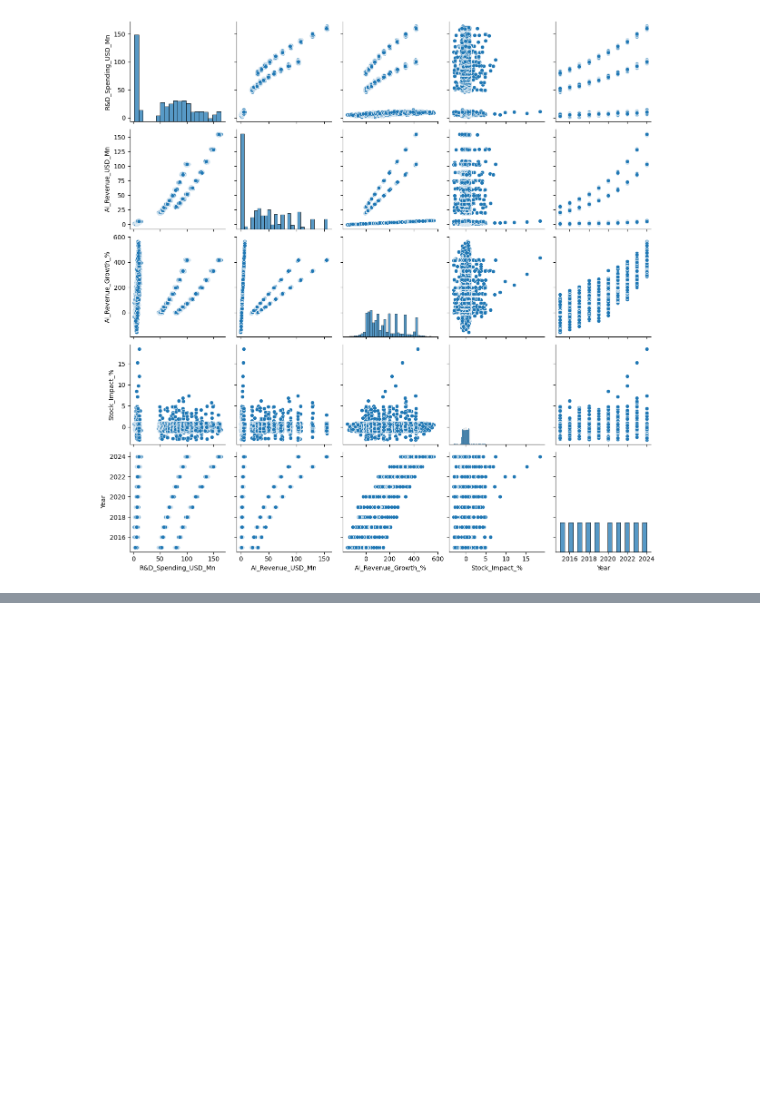
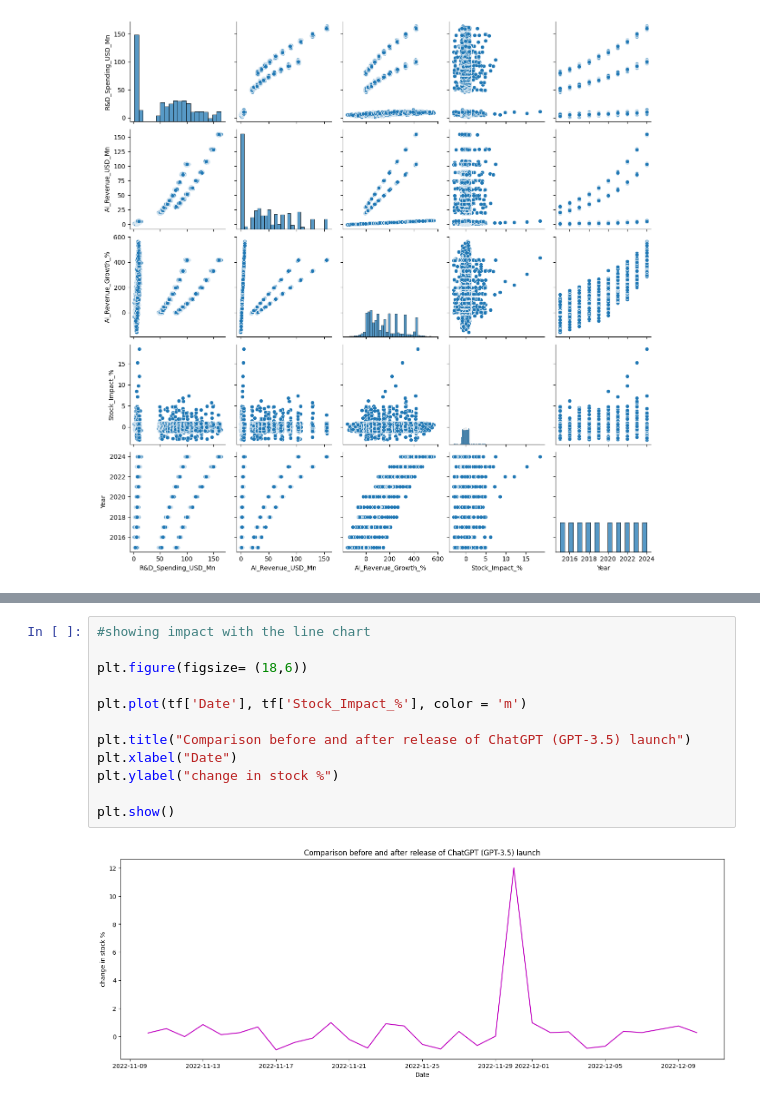
Before and after one commit to faixankh07-dvader/DATA-ANALYSIS-PYTHON-PANDAS, a Jupyter notebook: AI FINANCIAL MARKET ANALYSIS/main.ipynb, the cells around one changed output, grey strips where cells are left out. Drawn from its saved outputs; the diff is of its cells as text; blank space fills up the shorter version.

```diff
--- a/AI FINANCIAL MARKET ANALYSIS/main.ipynb
+++ b/AI FINANCIAL MARKET ANALYSIS/main.ipynb
@@ -454,0 +505,14 @@ sns.pairplot(df);
+# %%
+#showing impact with the line chart
+
+plt.figure(figsize= (18,6))
+
+plt.plot(tf['Date'], tf['Stock_Impact_%'], color = 'm')
+
+plt.title("Comparison before and after release of ChatGPT (GPT-3.5) launch")
+plt.xlabel("Date")
+plt.ylabel("change in stock %")
+
+plt.show()
+# %% [output]
+[figure, added]
```
Also changed, not shown: parts of 4 cells of this notebook.
